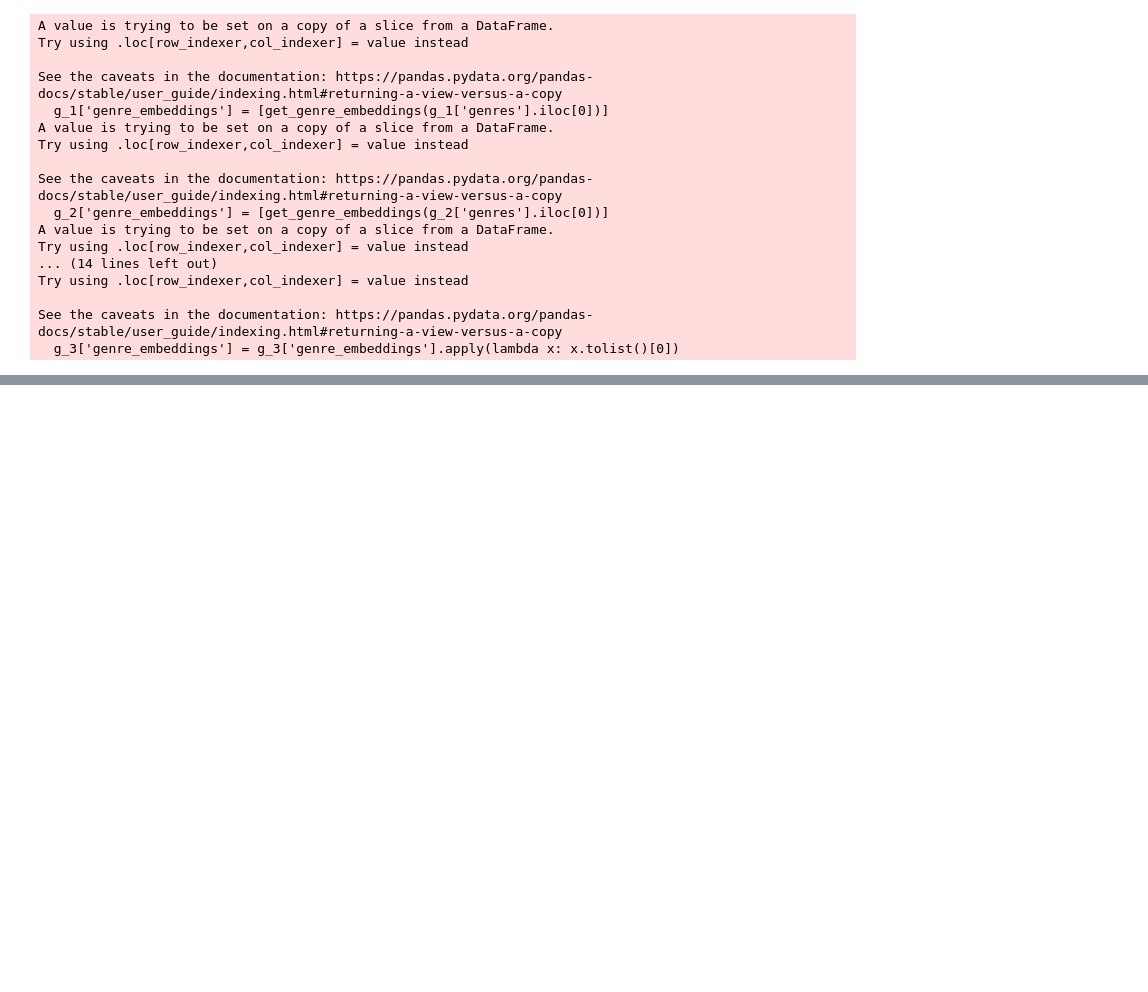
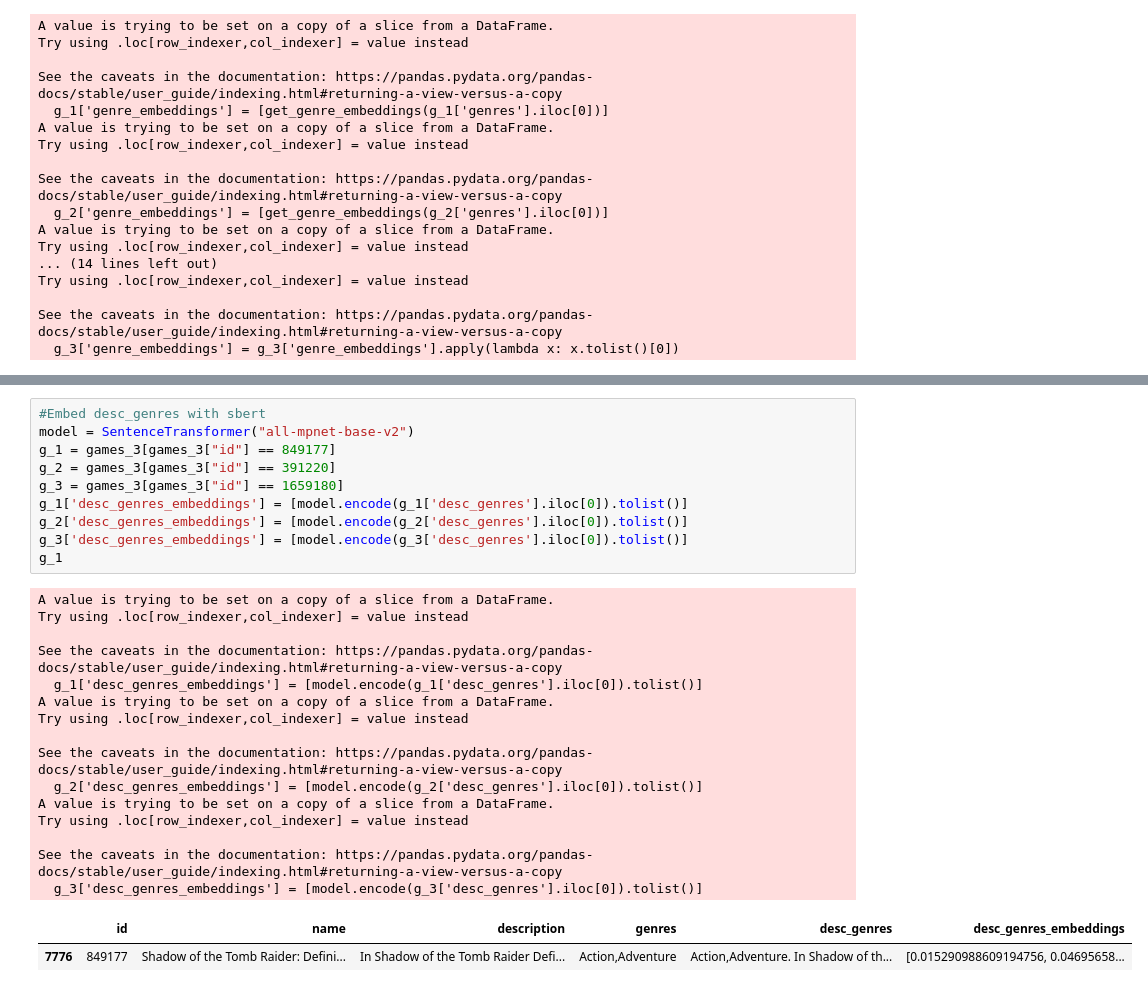
Before and after one commit to V8-Luky/dspro1, a Jupyter notebook: similarity_combination_exploration.ipynb, the cells around one changed output, grey strips where cells are left out. Drawn from its saved outputs; the diff is of its cells as text; blank space fills up the shorter version.

```diff
--- a/similarity_combination_exploration.ipynb
+++ b/similarity_combination_exploration.ipynb
@@ -254,0 +302,28 @@ array=[ 1.75055377e-02  5.56283779e-02 -1.94122698e-02  2.07415745e-02
+# %%
+#Embed desc_genres with sbert
+model = SentenceTransformer("all-mpnet-base-v2")
+g_1 = games_3[games_3["id"] == 849177]
+g_2 = games_3[games_3["id"] == 391220]
+g_3 = games_3[games_3["id"] == 1659180]
+g_1['desc_genres_embeddings'] = [model.encode(g_1['desc_genres'].iloc[0]).tolist()]
+g_2['desc_genres_embeddings'] = [model.encode(g_2['desc_genres'].iloc[0]).tolist()]
+g_3['desc_genres_embeddings'] = [model.encode(g_3['desc_genres'].iloc[0]).tolist()]
+g_1
+# %% [output]
+A value is trying to be set on a copy of a slice from a DataFrame.
+Try using .loc[row_indexer,col_indexer] = value instead
+
+See the caveats in the documentation: https://pandas.pydata.org/pandas-docs/stable/user_guide/indexing.html#returning-a-view-versus-a-copy
+  g_1['desc_genres_embeddings'] = [model.encode(g_1['desc_genres'].iloc[0]).tolist()]
+A value is trying to be set on a copy of a slice from a DataFrame.
+Try using .loc[row_indexer,col_indexer] = value instead
+
+See the caveats in the documentation: https://pandas.pydata.org/pandas-docs/stable/user_guide/indexing.html#returning-a-view-versus-a-copy
+  g_2['desc_genres_embeddings'] = [model.encode(g_2['desc_genres'].iloc[0]).tolist()]
+A value is trying to be set on a copy of a slice from a DataFrame.
+Try using .loc[row_indexer,col_indexer] = value instead
+
+See the caveats in the documentation: https://pandas.pydata.org/pandas-docs/stable/user_guide/indexing.html#returning-a-view-versus-a-copy
+  g_3['desc_genres_embeddings'] = [model.encode(g_3['desc_genres'].iloc[0]).tolist()]
+|  | id | name | description | genres | desc_genres | desc_genres_embeddings |
+| 7776 | 849177 | Shadow of the Tomb Raider: Defini... | In Shadow of the Tomb Raider Defi... | Action,Adventure | Action,Adventure. In Shadow of th... | [0.015290988609194756, 0.04695658... |
```
Also changed, not shown: parts of 16 cells of this notebook.
